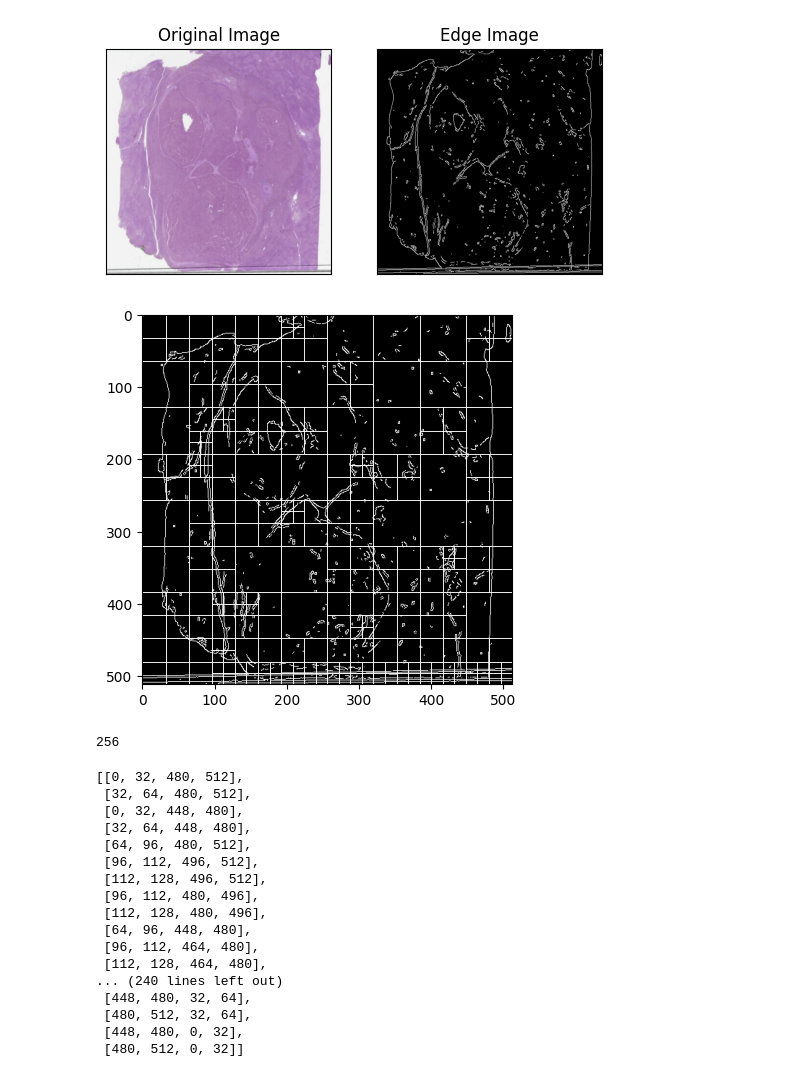
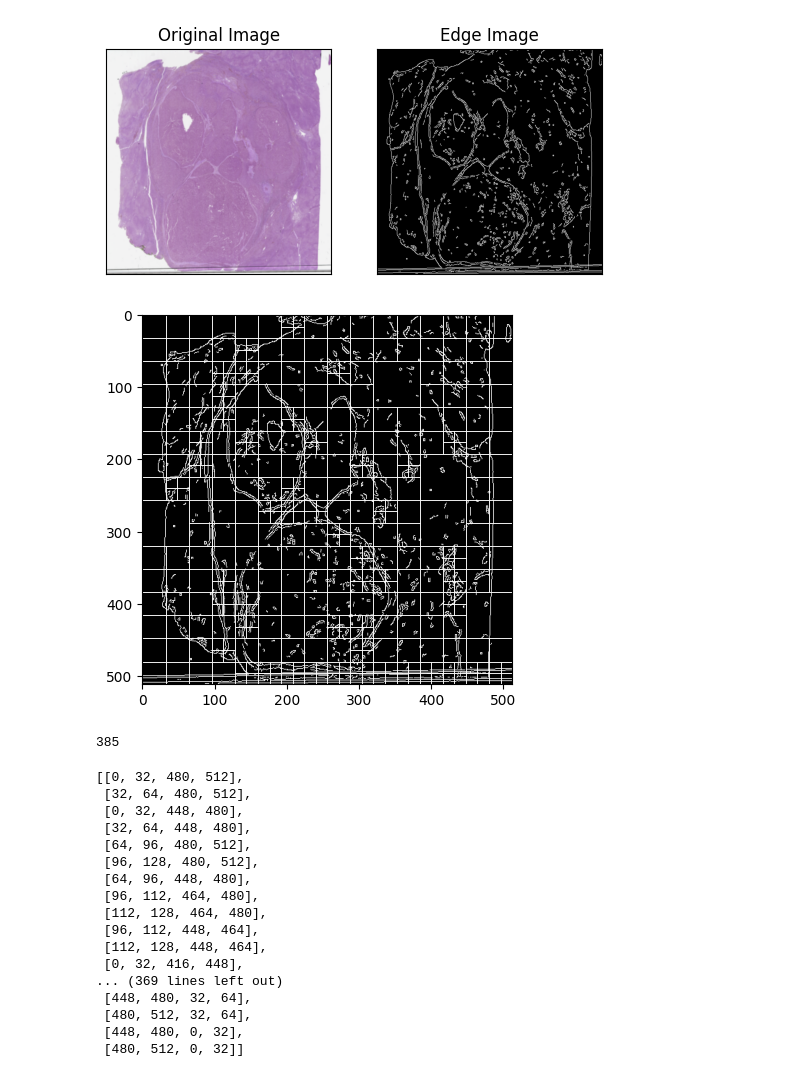
Before and after one commit to zhangenzhi/apt, a Jupyter notebook: utils/patchify.ipynb, the cells around one changed output. Saved outputs shown, nothing was run; the diff lists cells and outputs as text; code cells hidden in the pictures.

```diff
--- a/utils/patchify.ipynb
+++ b/utils/patchify.ipynb
@@ -12,7 +12,7 @@ img = cv.imread('/Volumes/data/dataset/paip/output_images_and_masks/128700-2019-
 
 grey_img = img
 grey_img = cv.GaussianBlur(grey_img, (3,3), 0)
-edges = cv.Canny(grey_img, 80, 100)
+edges = cv.Canny(grey_img, 50, 80)
 resized_image = cv.resize(img, (512,512))
 
 plt.subplot(121),plt.imshow(grey_img)
@@ -21,18 +21,18 @@ plt.subplot(122),plt.imshow(edges,cmap = 'gray')
 plt.title('Edge Image'), plt.xticks([]), plt.yticks([])
 plt.show()
 # %% [output]
-[figure, old version]
+[figure, new version]
 # %%
 fig, ax = plt.subplots()
 ax.imshow(edges, cmap = 'gray')
-qdt = FixedQuadTree(domain=edges, fixed_length=256)
+qdt = FixedQuadTree(domain=edges, fixed_length=385)
 qdt.draw(ax=ax)
 plt.show()
 print(qdt.count_patches())
 plt.close()
 # %% [output]
-[figure, old version]
+[figure, new version]
-256
+385
 # %%
 qdt.encode_nodes()
 # %% [output]
@@ -41,14 +41,14 @@ qdt.encode_nodes()
  [0, 32, 448, 480],
  [32, 64, 448, 480],
  [64, 96, 480, 512],
- [96, 112, 496, 512],
- [112, 128, 496, 512],
- [96, 112, 480, 496],
- [112, 128, 480, 496],
+ [96, 128, 480, 512],
  [64, 96, 448, 480],
  [96, 112, 464, 480],
  [112, 128, 464, 480],
-... (240 lines left out)
+ [96, 112, 448, 464],
+ [112, 128, 448, 464],
+ [0, 32, 416, 448],
+... (369 lines left out)
  [448, 480, 32, 64],
  [480, 512, 32, 64],
  [448, 480, 0, 32],
```
Also changed, not shown: parts of 2 cells of this notebook, 6 other files.
